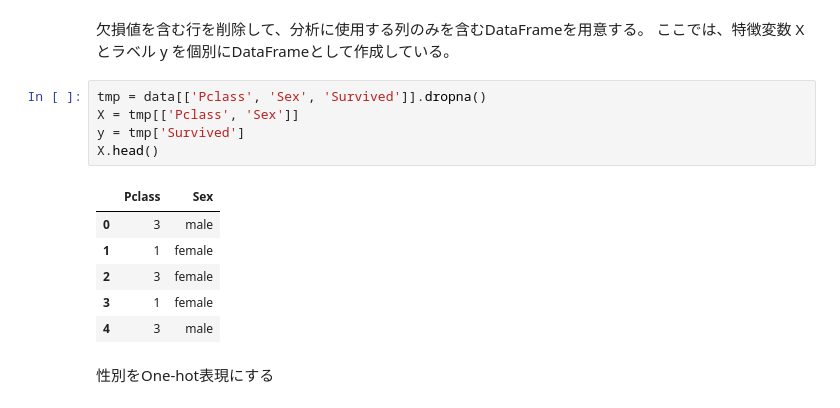
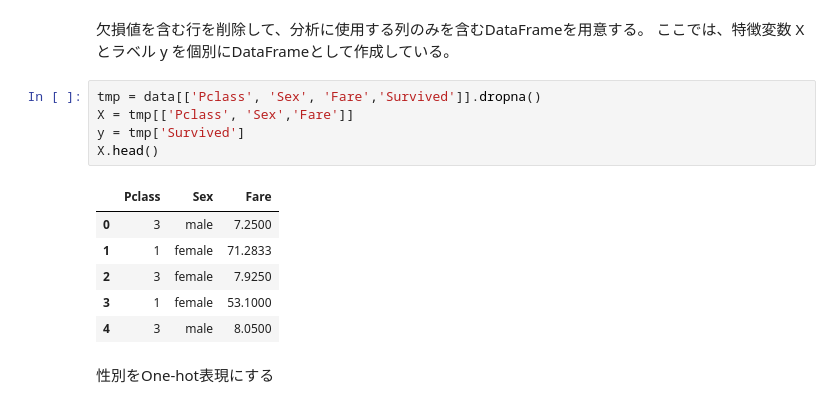
Before and after one commit to tsuchiyatoshio/team, a Jupyter notebook: matsuoka/3.3 Lightgbm/LightGBM - titanic/notebook/titanic_lightgbm_result.ipynb, the cells around one changed output. Cells and saved outputs as stored; diff of their text form.

```diff
--- a/matsuoka/3.3 Lightgbm/LightGBM - titanic/notebook/titanic_lightgbm_result.ipynb
+++ b/matsuoka/3.3 Lightgbm/LightGBM - titanic/notebook/titanic_lightgbm_result.ipynb
@@ -124,17 +124,17 @@ from sklearn.tree import DecisionTreeClassifier, export_graphviz
 欠損値を含む行を削除して、分析に使用する列のみを含むDataFrameを用意する。
 ここでは、特徴変数 X とラベル y を個別にDataFrameとして作成している。
 # %%
-tmp = data[['Pclass', 'Sex', 'Survived']].dropna()
-X = tmp[['Pclass', 'Sex']]
+tmp = data[['Pclass', 'Sex', 'Fare','Survived']].dropna()
+X = tmp[['Pclass', 'Sex','Fare']]
 y = tmp['Survived']
 X.head()
 # %% [output]
-|  | Pclass | Sex |
-| 0 | 3 | male |
-| 1 | 1 | female |
-| 2 | 3 | female |
-| 3 | 1 | female |
-| 4 | 3 | male |
+|  | Pclass | Sex | Fare |
+| 0 | 3 | male | 7.2500 |
+| 1 | 1 | female | 71.2833 |
+| 2 | 3 | female | 7.9250 |
+| 3 | 1 | female | 53.1000 |
+| 4 | 3 | male | 8.0500 |
 # %% [markdown]
 性別をOne-hot表現にする
 # %%
```
Also changed, not shown: parts of 8 cells of this notebook, 1 other file.
